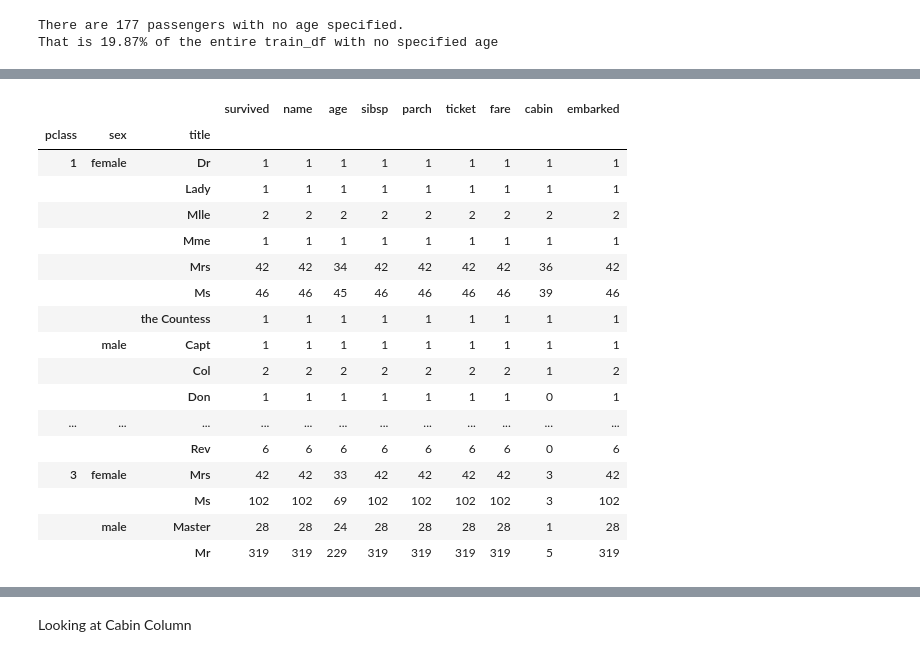
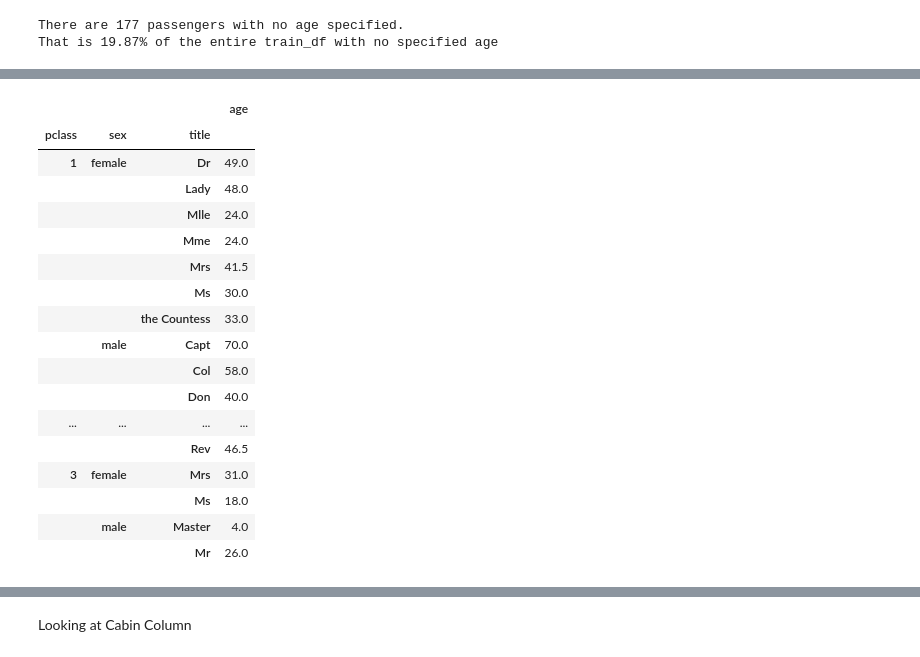
Before and after one commit to RuizLorenzoChavez/practical-ML, a Jupyter notebook: titanic.ipynb, the cells around one changed output, grey strips where cells are left out. Saved outputs shown, nothing was run; the diff lists cells and outputs as text; code cells hidden in the pictures.

```diff
--- a/titanic.ipynb
+++ b/titanic.ipynb
@@ -156,5 +113,3 @@ train_df.head()
 | 5 | 0 | 3 | Allen, Mr. William Henry | male | 35.0 | 0 | 0 | 373450 | 8.0500 | NaN | ... |
 # %% [markdown]
 Embarked was imputed using the mode as there were only 3 missing values and it is most likely that it would follow the values of the most frequent S.
-# %%
-train_df['embarked'].fillna(train_df['embarked'].mode()[0], inplace=True)
@@ -160,0 +129,8 @@ train_df['embarked'].fillna(train_df['embarked'].mode()[0], inplace=True)
+# %%
+#  impute null embarked values with mode values
+def embarked_solution(df):
+    df['embarked'] = df['embarked'].fillna(df['embarked'].mode()[0])
+    return df
+
+train_df = embarked_solution(train_df)
+train_df
@@ -209,22 +188,21 @@ array(['Mr', 'Mrs', 'Ms', 'Master', 'Don', 'Rev', 'Dr', 'Mme', 'Major',
 # %%
-group = train_df.groupby(['pclass','sex','title'])
-group.count()
+train_df.groupby(['pclass','sex','title'])[["age"]].median()
 # %% [output]
-|  |  |  | survived | name | age | sibsp | parch | ticket | fare | cabin | embarked |
-| pclass | sex | title |  |  |  |  |  |  |  |  |  |
-| 1 | female | Dr | 1 | 1 | 1 | 1 | 1 | 1 | 1 | 1 | 1 |
-|  |  | Lady | 1 | 1 | 1 | 1 | 1 | 1 | 1 | 1 | 1 |
-|  |  | Mlle | 2 | 2 | 2 | 2 | 2 | 2 | 2 | 2 | 2 |
-|  |  | Mme | 1 | 1 | 1 | 1 | 1 | 1 | 1 | 1 | 1 |
-|  |  | Mrs | 42 | 42 | 34 | 42 | 42 | 42 | 42 | 36 | 42 |
-|  |  | Ms | 46 | 46 | 45 | 46 | 46 | 46 | 46 | 39 | 46 |
-|  |  | the Countess | 1 | 1 | 1 | 1 | 1 | 1 | 1 | 1 | 1 |
-|  | male | Capt | 1 | 1 | 1 | 1 | 1 | 1 | 1 | 1 | 1 |
-|  |  | Col | 2 | 2 | 2 | 2 | 2 | 2 | 2 | 1 | 2 |
-|  |  | Don | 1 | 1 | 1 | 1 | 1 | 1 | 1 | 0 | 1 |
-| ... | ... | ... | ... | ... | ... | ... | ... | ... | ... | ... | ... |
-|  |  | Rev | 6 | 6 | 6 | 6 | 6 | 6 | 6 | 0 | 6 |
-| 3 | female | Mrs | 42 | 42 | 33 | 42 | 42 | 42 | 42 | 3 | 42 |
-|  |  | Ms | 102 | 102 | 69 | 102 | 102 | 102 | 102 | 3 | 102 |
-|  | male | Master | 28 | 28 | 24 | 28 | 28 | 28 | 28 | 1 | 28 |
-|  |  | Mr | 319 | 319 | 229 | 319 | 319 | 319 | 319 | 5 | 319 |
+|  |  |  | age |
+| pclass | sex | title |  |
+| 1 | female | Dr | 49.0 |
+|  |  | Lady | 48.0 |
+|  |  | Mlle | 24.0 |
+|  |  | Mme | 24.0 |
+|  |  | Mrs | 41.5 |
+|  |  | Ms | 30.0 |
+|  |  | the Countess | 33.0 |
+|  | male | Capt | 70.0 |
+|  |  | Col | 58.0 |
+|  |  | Don | 40.0 |
+| ... | ... | ... | ... |
+|  |  | Rev | 46.5 |
+| 3 | female | Mrs | 31.0 |
+|  |  | Ms | 18.0 |
+|  | male | Master | 4.0 |
+|  |  | Mr | 26.0 |
```
Also changed, not shown: parts of 30 cells of this notebook.
